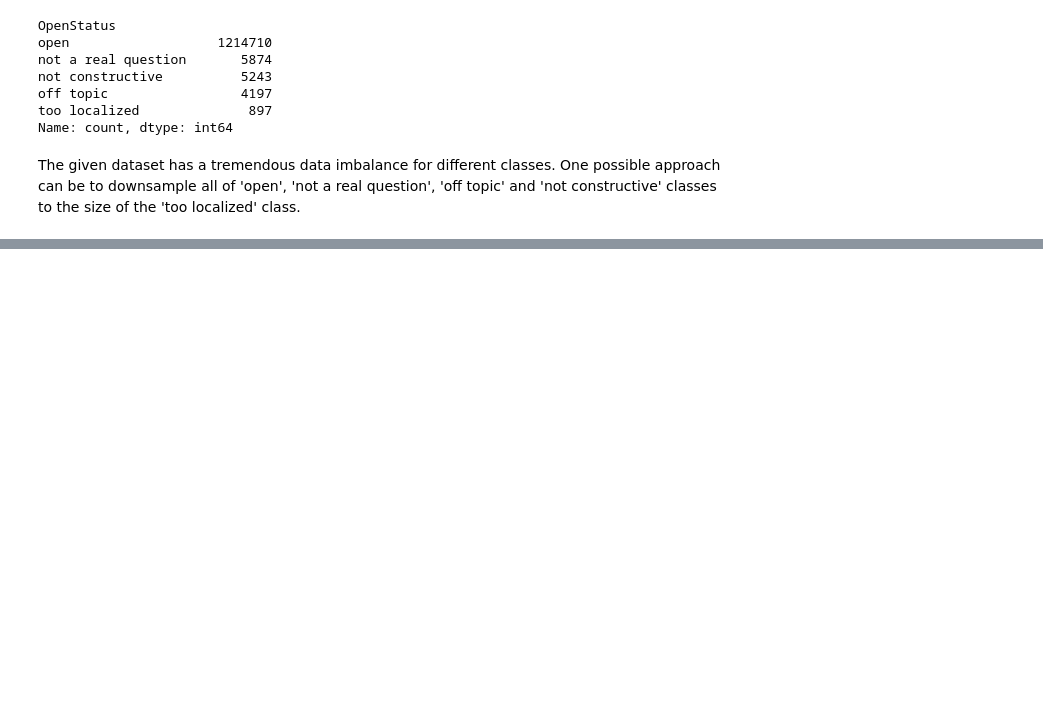
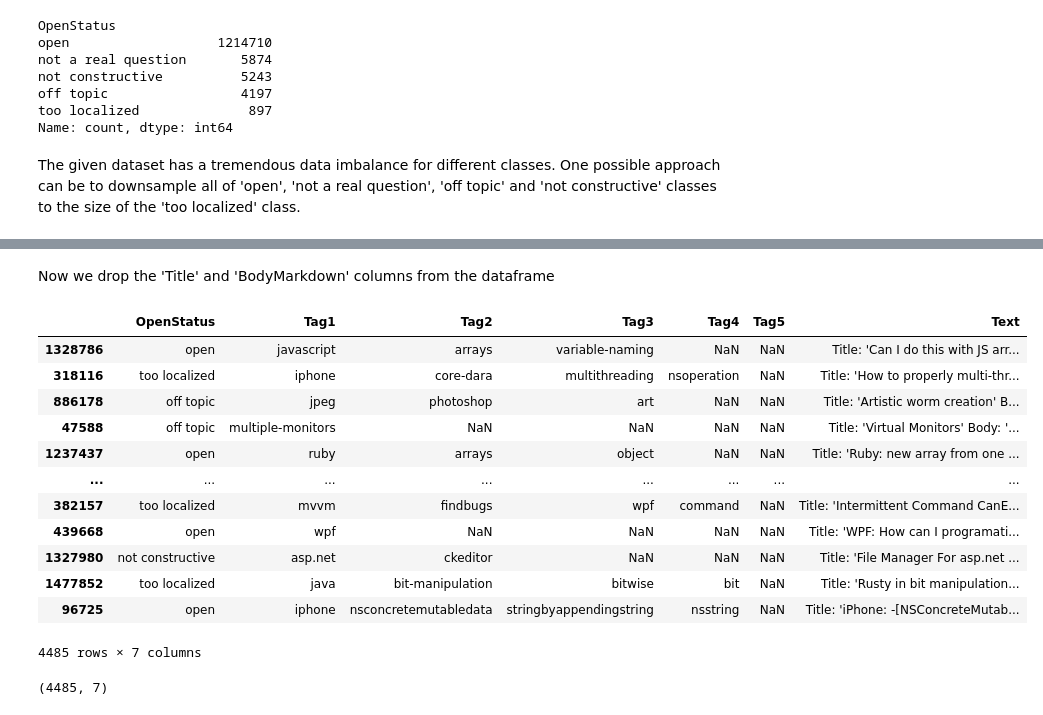
Before and after one commit to sruju333/Artificial-Intelligence-NLP-Project, a Jupyter notebook: SO_NeuralNetwork.ipynb, the cells around one changed output, grey strips where cells are left out. Drawn from its saved outputs; the diff is of its cells as text; code cells hidden in the pictures; blank space fills up the shorter version.

```diff
--- a/SO_NeuralNetwork.ipynb
+++ b/SO_NeuralNetwork.ipynb
@@ -201,0 +214,2 @@ for index, row in so_train_df.iterrows():
+# %% [markdown]
+Now we drop the 'Title' and 'BodyMarkdown' columns from the dataframe
@@ -201,0 +224,20 @@ for index, row in so_train_df.iterrows():
+# %%
+so_train_df
+# %% [output]
+|  | OpenStatus | Tag1 | Tag2 | Tag3 | Tag4 | Tag5 | Text |
+| 1328786 | open | javascript | arrays | variable-naming | NaN | NaN | Title: 'Can I do this with JS arr... |
+| 318116 | too localized | iphone | core-dara | multithreading | nsoperation | NaN | Title: 'How to properly multi-thr... |
+| 886178 | off topic | jpeg | photoshop | art | NaN | NaN | Title: 'Artistic worm creation' B... |
+| 47588 | off topic | multiple-monitors | NaN | NaN | NaN | NaN | Title: 'Virtual Monitors' Body: '... |
+| 1237437 | open | ruby | arrays | object | NaN | NaN | Title: 'Ruby: new array from one ... |
+| ... | ... | ... | ... | ... | ... | ... | ... |
+| 382157 | too localized | mvvm | findbugs | wpf | command | NaN | Title: 'Intermittent Command CanE... |
+| 439668 | open | wpf | NaN | NaN | NaN | NaN | Title: 'WPF: How can I programati... |
+| 1327980 | not constructive | asp.net | ckeditor | NaN | NaN | NaN | Title: 'File Manager For asp.net ... |
+| 1477852 | too localized | java | bit-manipulation | bitwise | bit | NaN | Title: 'Rusty in bit manipulation... |
+| 96725 | open | iphone | nsconcretemutabledata | stringbyappendingstring | nsstring | NaN | Title: 'iPhone: -[NSConcreteMutab... |
+4485 rows × 7 columns
+# %%
+so_train_df.shape
+# %% [output]
+(4485, 7)
```
Also changed, not shown: parts of 18 cells of this notebook.
